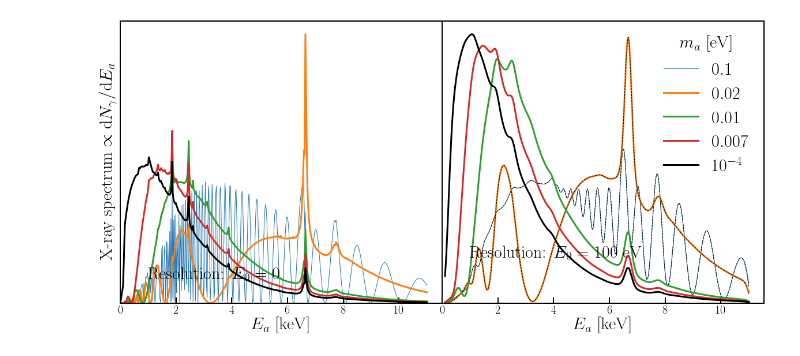
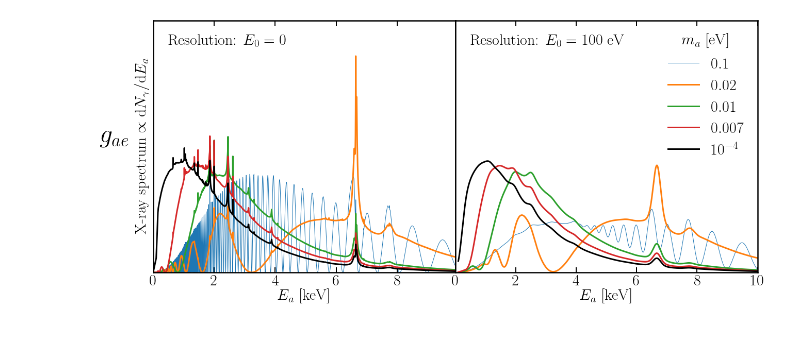
Before and after one commit to cajohare/IAXOmass, a Jupyter notebook: code/plot_XraySpectra_Electron.ipynb, the cells around one changed output. Saved outputs shown, nothing was run; the diff lists cells and outputs as text; code cells hidden in the pictures.

```diff
--- a/code/plot_XraySpectra_Electron.ipynb
+++ b/code/plot_XraySpectra_Electron.ipynb
@@ -3,24 +3,23 @@ from numpy import *
 import matplotlib.cm as cm
 import matplotlib.pyplot as plt
 import matplotlib.gridspec as gridspec
-
-from AxionFuncs import PhotonNumber_Electron,AxionFlux_AxioRecomb, smear, smearFast
+from AxionFuncs import PhotonNumber_Electron,AxionFlux_Axioelectron, smear, smearFast
 
 # init plot
-plt.rcParams['axes.linewidth'] = 2
+plt.rcParams['axes.linewidth'] = 2.5
 plt.rc('text', usetex=True)
 plt.rc('font', family='serif')
-fig = plt.figure(figsize=(20,9))
+fig = plt.figure(figsize=(21,9))
 gs = gridspec.GridSpec(1, 2, wspace=0.0)
 
 
 ax = fig.add_subplot(gs[0])
 
 
-na = 500
+na = 7000
 Ea = linspace(0.01,11,na)
 
-Flux = AxionFlux_AxioRecomb(1e-10,Ea)
+Flux = AxionFlux_Axioelectron(1e-10,Ea)
 
 F = PhotonNumber_Electron(Flux,Ea,0.1)
 plt.plot(Ea,F/sum(F),linewidth=1,label=r'$0.1$')
@@ -37,16 +36,19 @@ plt.plot(Ea,F/sum(F),linewidth=3,label=r'$0.007$')
 F = PhotonNumber_Electron(Flux,Ea,1e-4)
 plt.plot(Ea,F/sum(F),'k',linewidth=3,label=r'$10^{-4}$')
 
+plt.text(-1.75,0.0012/2,r'$g_{ae}$',fontsize=50)
+
+
 # Plot fiddling
-ax.set_xlim(left=0.0)
-ax.set_ylim(bottom=0.0)
-ax.tick_params(which='major',direction='in',width=2,length=10)
-ax.tick_params(which='minor',direction='in',width=1,length=7)
-plt.xticks(fontsize=20)
+ax.set_xlim(left=0.0,right=9.9)
+ax.set_ylim(bottom=0.0,top=0.0012)
+ax.tick_params(which='major',direction='in',width=2,length=10,right=True,top=True)
+ax.tick_params(which='minor',direction='in',width=1,length=7,right=True,top=True)
+plt.xticks(fontsize=30)
 plt.xlabel(r"$E_a$ [keV]",fontsize=30)
 plt.yticks([], [])
 plt.ylabel(r"X-ray spectrum $\propto {\rm d}N_\gamma/{\rm d}E_a$",fontsize=30);
-plt.text(1,0.0012,r'Resolution: $E_0 = 0$',fontsize=30)
+plt.text(0.5,0.001075,r'Resolution: $E_0 = 0$',fontsize=30)
 
 
 
@@ -58,45 +60,39 @@ ax = fig.add_subplot(gs[1])
 
 Eres = 100e-3
 Ea = linspace(Eres,11,na)
 
 F = smear(PhotonNumber_Electron(Flux,Ea,0.1),Ea,Eres)
 plt.plot(Ea,F/sum(F),linewidth=1,label=r'$0.1$')
 
-F = smearFast(PhotonNumber_Electron(Flux,Ea,0.1),Ea,Eres)
-plt.plot(Ea,F/sum(F),'k--',linewidth=1)
-
 F = smear(PhotonNumber_Electron(Flux,Ea,0.02),Ea,Eres)
 plt.plot(Ea,F/sum(F),linewidth=3,label=r'$0.02$')
-
-F = smearFast(PhotonNumber_Electron(Flux,Ea,0.02),Ea,Eres)
-plt.plot(Ea,F/sum(F),'k--',linewidth=1)
 
 F = smear(PhotonNumber_Electron(Flux,Ea,0.01),Ea,Eres)
 plt.plot(Ea,F/sum(F),linewidth=3,label=r'$0.01$')
 
 F = smear(PhotonNumber_Electron(Flux,Ea,0.007),Ea,Eres)
 plt.plot(Ea,F/sum(F),linewidth=3,label=r'$0.007$')
 
 F = smear(PhotonNumber_Electron(Flux,Ea,1e-4),Ea,Eres)
 plt.plot(Ea,F/sum(F),'k',linewidth=3,label=r'$10^{-4}$')
 
 # Plot fiddling
-ax.set_xlim(left=0.0)
-ax.set_ylim(bottom=0.0)
-ax.tick_params(which='major',direction='in',width=2,length=10)
-ax.tick_params(which='minor',direction='in',width=1,length=7)
-plt.xticks(fontsize=20)
+ax.set_xlim(left=0.0,right=10.0)
+ax.set_ylim(bottom=0.0,top=0.0012)
+ax.tick_params(which='major',direction='in',width=2,length=10,right=True,top=True)
+ax.tick_params(which='minor',direction='in',width=1,length=7,right=True,top=True)
+plt.xticks(fontsize=30)
 plt.xlabel(r"$E_a$ [keV]",fontsize=30)
 plt.yticks([], [])
-#plt.ylabel(r"X-ray spectrum $\propto {\rm d}N_\gamma/{\rm d}E_a$",fontsize=30);
 leg = plt.legend(fontsize=30,frameon=False,title=r'$m_a$ [eV]')
 plt.setp(leg.get_title(),fontsize=30)
-plt.text(1,0.0012,r'Resolution: $E_0 = 100$ eV',fontsize=30)
+plt.text(0.5,0.001075,r'Resolution: $E_0 = 100$ eV',fontsize=30)
 
 
 
 
 plt.show()
-fig.savefig('../plots/XraySpectra.pdf',bbox_inches='tight')
+fig.savefig('../plots/XraySpectra_Electron.pdf',bbox_inches='tight')
+fig.savefig('../plots/plots_png/XraySpectra_Electron.png',bbox_inches='tight')
 # %% [output]
-[figure, old version]
+[figure, new version]
```
Also changed, not shown: parts of 1 cell of this notebook, 28 other files.
